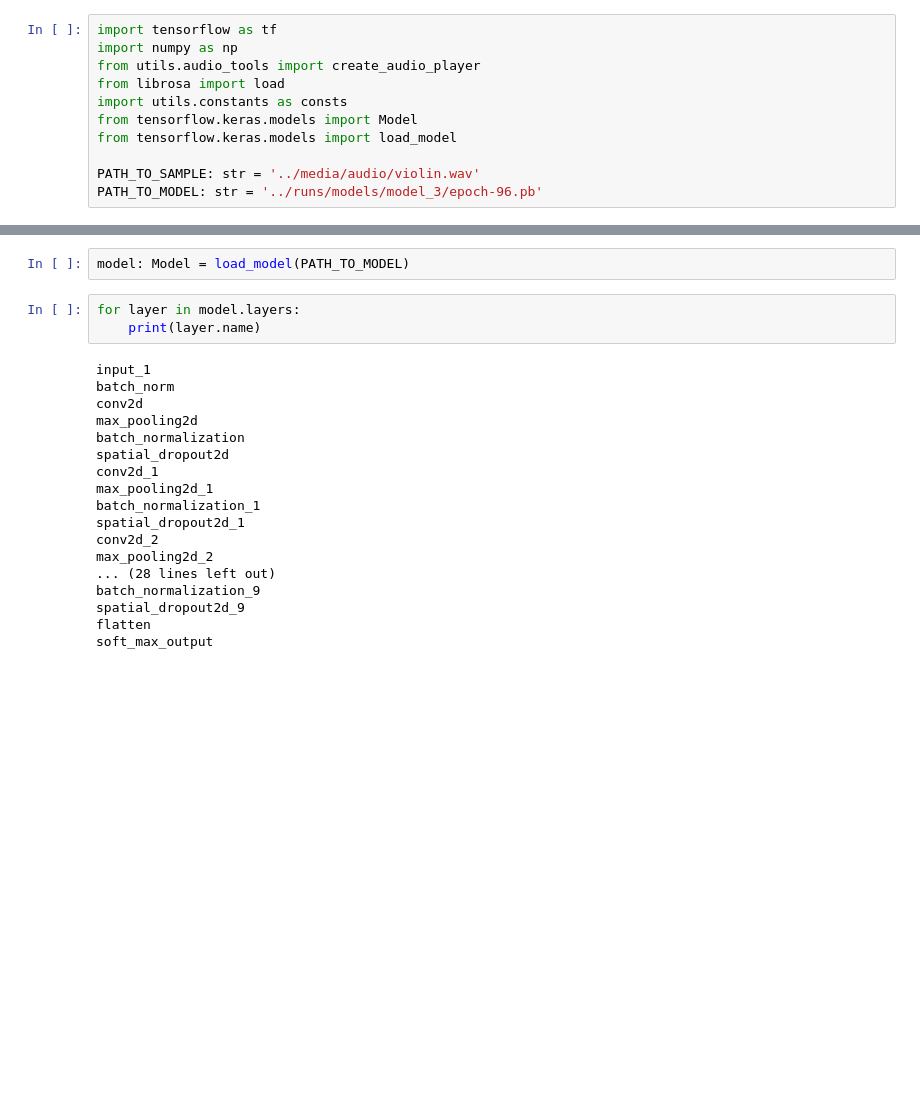
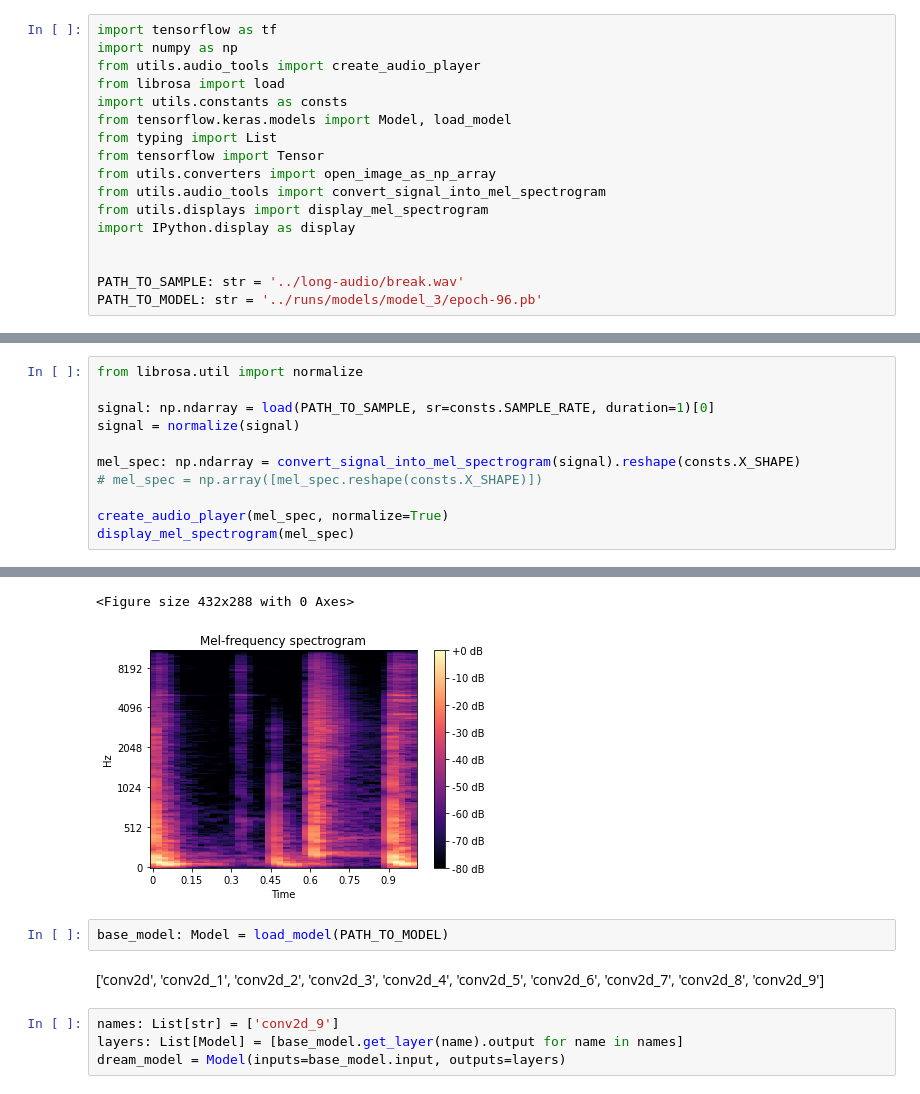
Before and after one commit to wammy19/auditory-deep-dreamer, a Jupyter notebook: jupyter-notebooks/16_audio_deep_dream_experiments.ipynb, the cells around one changed output, grey strips where cells are left out. Saved outputs shown, nothing was run; the diff lists cells and outputs as text; blank space fills up the shorter version.

```diff
--- a/jupyter-notebooks/16_audio_deep_dream_experiments.ipynb
+++ b/jupyter-notebooks/16_audio_deep_dream_experiments.ipynb
@@ -4,8 +4,14 @@ import numpy as np
 from utils.audio_tools import create_audio_player
 from librosa import load
 import utils.constants as consts
-from tensorflow.keras.models import Model
-from tensorflow.keras.models import load_model
+from tensorflow.keras.models import Model, load_model
+from typing import List
+from tensorflow import Tensor
+from utils.converters import open_image_as_np_array
+from utils.audio_tools import convert_signal_into_mel_spectrogram
+from utils.displays import display_mel_spectrogram
+import IPython.display as display
 
-PATH_TO_SAMPLE: str = '../media/audio/violin.wav'
+
+PATH_TO_SAMPLE: str = '../long-audio/break.wav'
 PATH_TO_MODEL: str = '../runs/models/model_3/epoch-96.pb'
@@ -17,0 +18,12 @@ create_audio_player(signal)
+# %%
+from librosa.util import normalize
+
+signal: np.ndarray = load(PATH_TO_SAMPLE, sr=consts.SAMPLE_RATE, duration=1)[0]
+signal = normalize(signal)
+
+mel_spec: np.ndarray = convert_signal_into_mel_spectrogram(signal).reshape(consts.X_SHAPE)
+# mel_spec = np.array([mel_spec.reshape(consts.X_SHAPE)])
+
+create_audio_player(mel_spec, normalize=True)
+display_mel_spectrogram(mel_spec)
+# %% [output]
@@ -18,23 +31,10 @@ create_audio_player(signal)
+<Figure size 432x288 with 0 Axes>
+[figure, added]
 # %%
-model: Model = load_model(PATH_TO_MODEL)
+base_model: Model = load_model(PATH_TO_MODEL)
-# %%
-for layer in model.layers:
-    print(layer.name)
-# %% [output]
-input_1
-batch_norm
-conv2d
-max_pooling2d
-batch_normalization
-spatial_dropout2d
-conv2d_1
-max_pooling2d_1
-batch_normalization_1
-spatial_dropout2d_1
-conv2d_2
-max_pooling2d_2
-... (28 lines left out)
-batch_normalization_9
-spatial_dropout2d_9
-flatten
-soft_max_output
+# %% [markdown]
+['conv2d', 'conv2d_1', 'conv2d_2', 'conv2d_3', 'conv2d_4', 'conv2d_5', 'conv2d_6', 'conv2d_7', 'conv2d_8', 'conv2d_9']
+# %%
+names: List[str] = ['conv2d_9']
+layers: List[Model] = [base_model.get_layer(name).output for name in names]
+dream_model = Model(inputs=base_model.input, outputs=layers)
```
Also changed, not shown: parts of 6 cells of this notebook, 4 other files.
